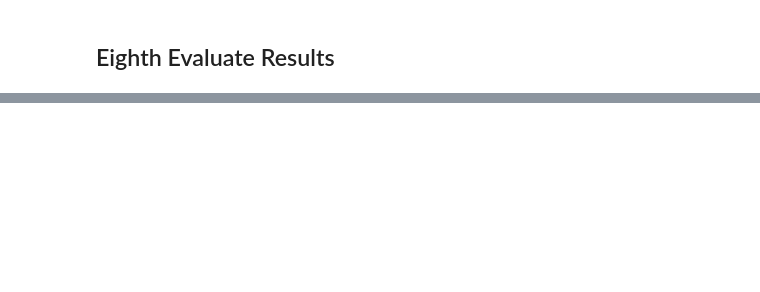
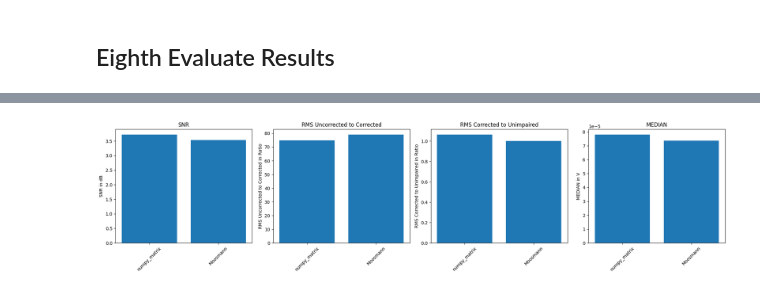
Before and after one commit to H0mire/FACETpy, a Jupyter notebook: src/Example_from_edf_correction_to_bids.ipynb, the cells around one changed output, grey strips where cells are left out. Cells and saved outputs as stored; diff of their text form; code cells hidden in the pictures; blank space fills up the shorter version.

```diff
--- a/src/Example_from_edf_correction_to_bids.ipynb
+++ b/src/Example_from_edf_correction_to_bids.ipynb
@@ -74,7 +93,7 @@ f.plot_EEG(title="after lowpass")
 # %% [markdown]
 ## Eighth Evaluate Results
 # %%
-f.find_triggers(r'\btrigger\b') # Using Niazys data
+f.find_triggers(regex_trigger_annotation_filter) # Using Niazys data
 eeg_python = f.get_eeg()
 f.add_to_evaluate(eeg_python, name="numpy_matrix") # Matrix will result in >1.0 RMS2 because of python mne inaccuracies
 
@@ -91,3 +110,4 @@ results = f.evaluate(plot=True,measures=evaluation_measures)
 logger.info(results)
 
 f.export_as_bids(event_id=event_id_description_pairs, bids_path=export_bids_path)
+# %% [output]
@@ -93,0 +126 @@ f.export_as_bids(event_id=event_id_description_pairs, bids_path=export_bids_path
+[figure, added]
```
Also changed, not shown: parts of 8 cells of this notebook, 8 other files.
